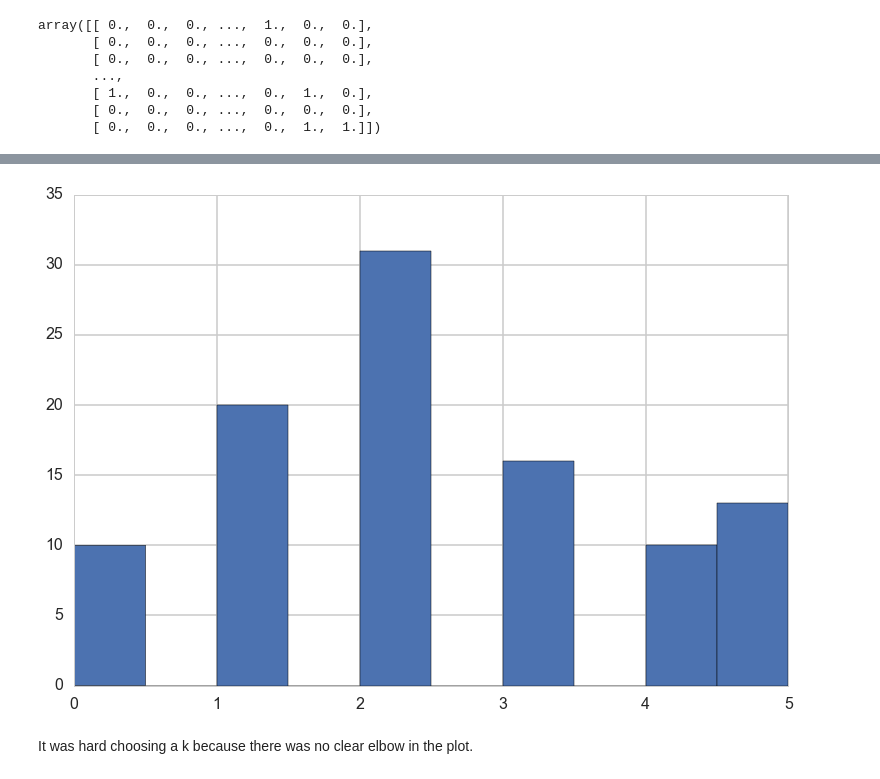
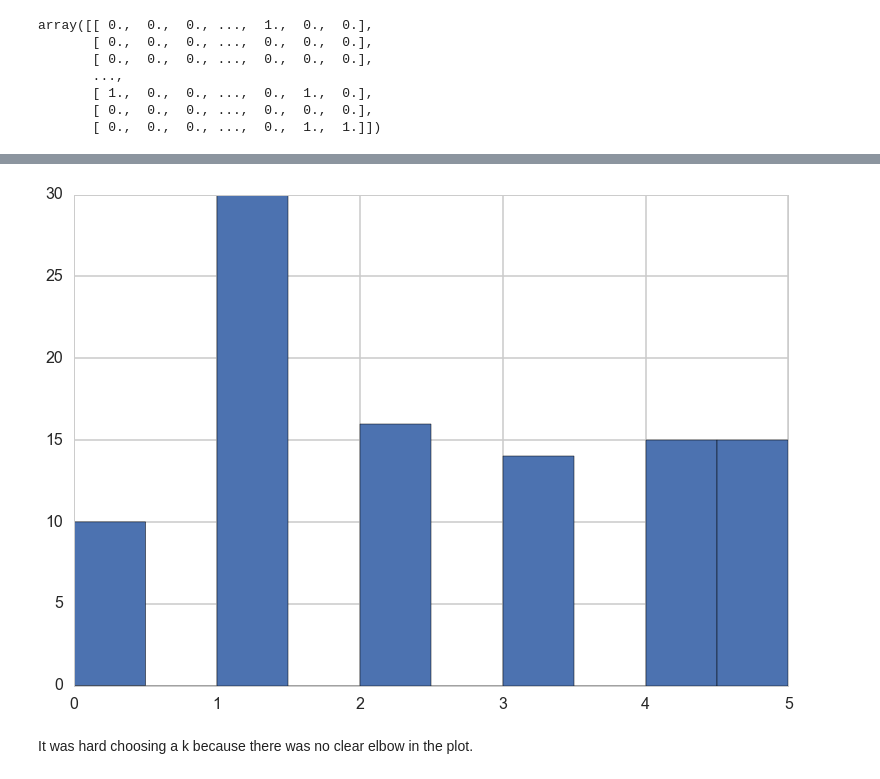
Before and after one commit to alvarojhu/clustering, a Jupyter notebook: Mini_Project_Clustering.ipynb, the cells around one changed output, grey strips where cells are left out. Saved outputs shown, nothing was run; the diff lists cells and outputs as text; code cells hidden in the pictures.

```diff
--- a/Mini_Project_Clustering.ipynb
+++ b/Mini_Project_Clustering.ipynb
@@ -129,9 +129,9 @@ _ = plt.ylabel('SS')
 # %%
 kmeans_best = KMeans(n_clusters=6)
-model_best = kmeans_best.fit(pivot)
+model_best = kmeans_best.fit(x_cols)
 _ = plt.hist(model_best.labels_)
 # %% [output]
-[figure, old version]
+[figure, new version]
 # %% [markdown]
 It was hard choosing a k because there was no clear elbow in the plot.
 # %% [markdown]
```
Also changed, not shown: parts of 12 cells of this notebook.
